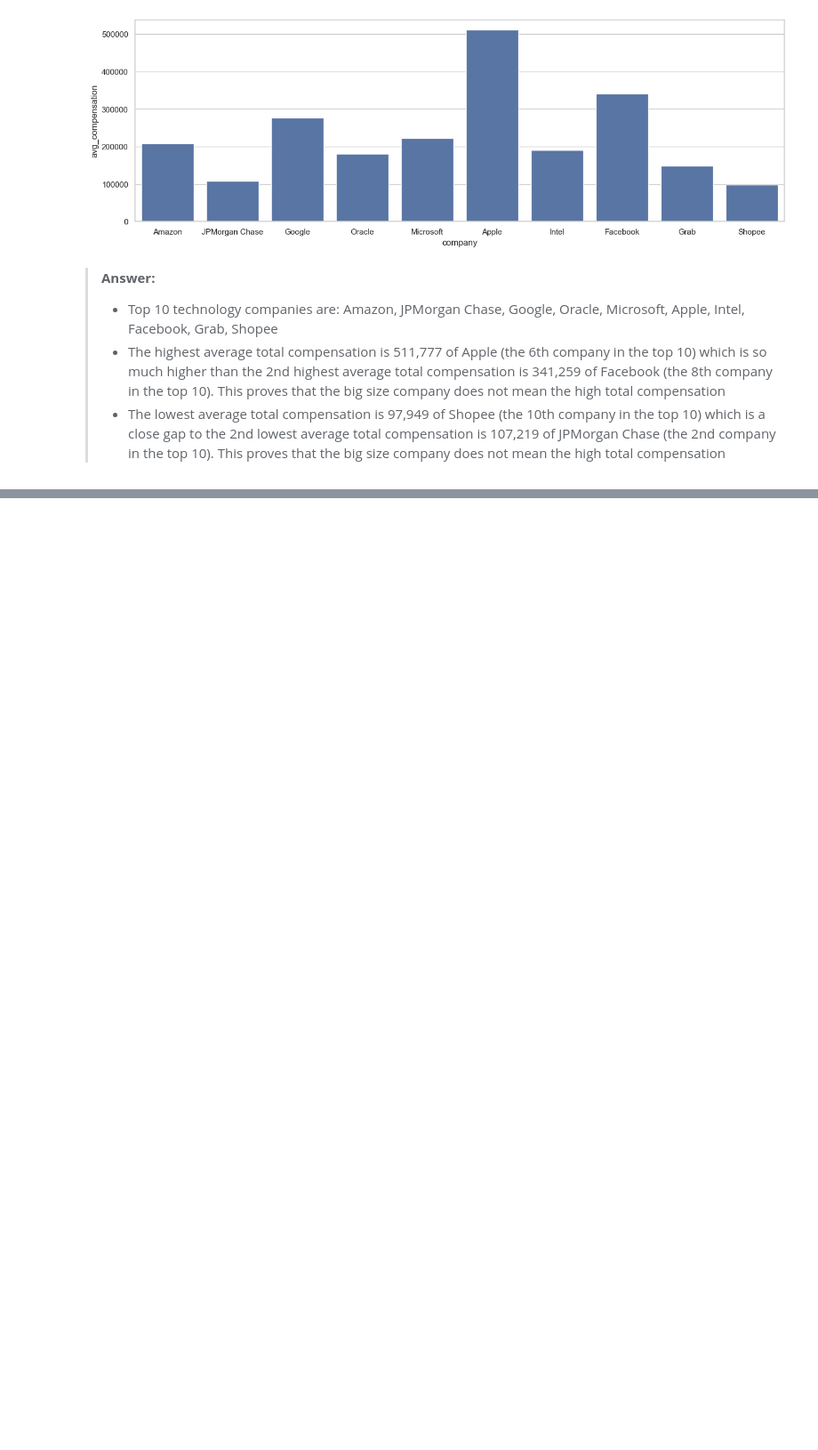
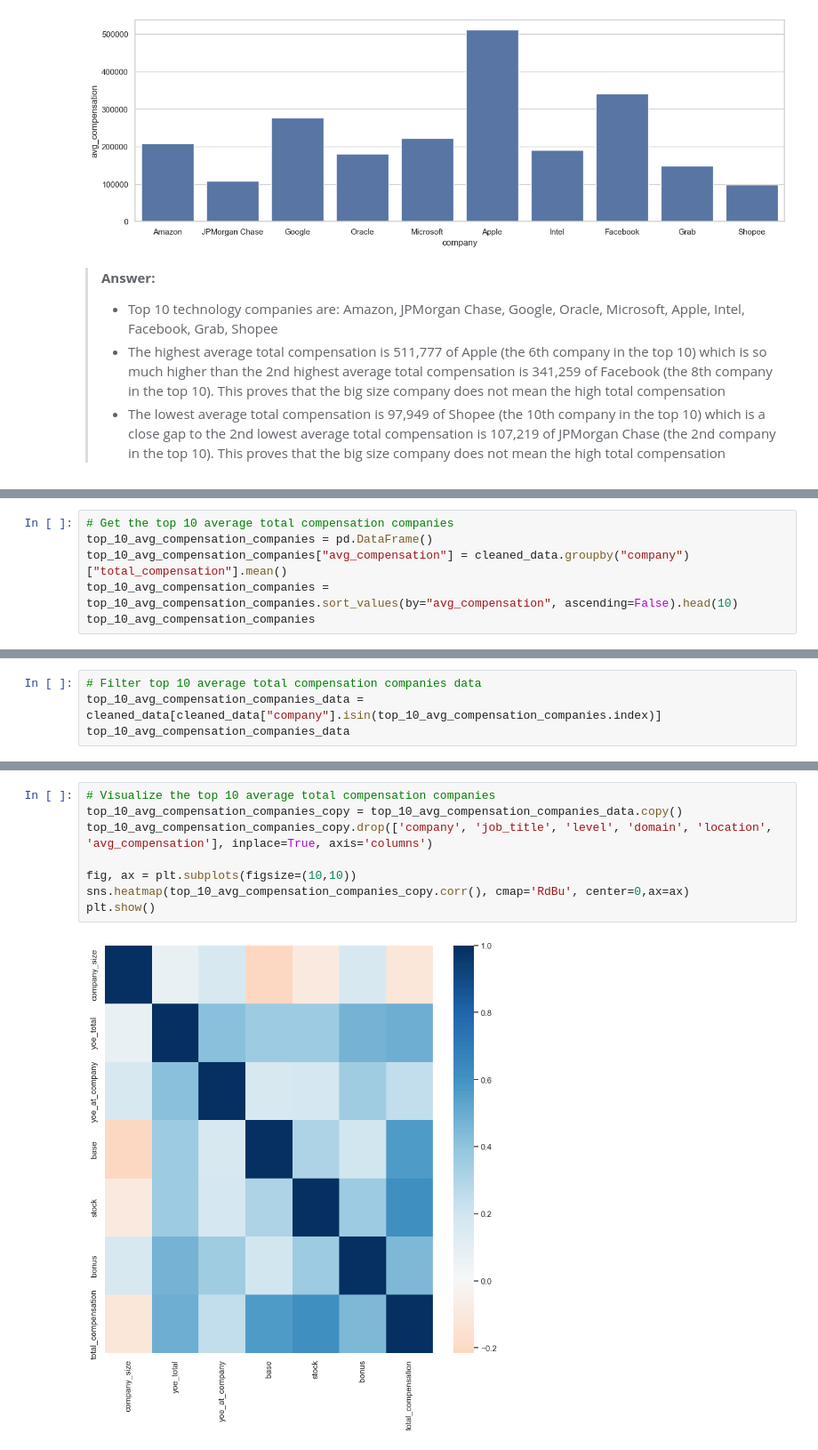
Before and after one commit to Namiscrea7or/SWE-Salary, a Jupyter notebook: notebooks/3-exploration.ipynb, the cells around one changed output, grey strips where cells are left out. Shown at 89% size. Cells and saved outputs as stored; diff of their text form; blank space fills up the shorter version.

```diff
--- a/notebooks/3-exploration.ipynb
+++ b/notebooks/3-exploration.ipynb
@@ -228,0 +231,6 @@ ax = sns.barplot(data=top_10_companies, x="company", y= "avg_compensation")
+# %%
+# Get the top 10 average total compensation companies
+top_10_avg_compensation_companies = pd.DataFrame()
+top_10_avg_compensation_companies["avg_compensation"] = cleaned_data.groupby("company")["total_compensation"].mean()
+top_10_avg_compensation_companies = top_10_avg_compensation_companies.sort_values(by="avg_compensation", ascending=False).head(10)
+top_10_avg_compensation_companies
@@ -228,0 +250,4 @@ ax = sns.barplot(data=top_10_companies, x="company", y= "avg_compensation")
+# %%
+# Filter top 10 average total compensation companies data
+top_10_avg_compensation_companies_data = cleaned_data[cleaned_data["company"].isin(top_10_avg_compensation_companies.index)]
+top_10_avg_compensation_companies_data
@@ -228,0 +268,10 @@ ax = sns.barplot(data=top_10_companies, x="company", y= "avg_compensation")
+# %%
+# Visualize the top 10 average total compensation companies
+top_10_avg_compensation_companies_copy = top_10_avg_compensation_companies_data.copy()
+top_10_avg_compensation_companies_copy.drop(['company', 'job_title', 'level', 'domain', 'location', 'avg_compensation'], inplace=True, axis='columns')
+
+fig, ax = plt.subplots(figsize=(10,10))
+sns.heatmap(top_10_avg_compensation_companies_copy.corr(), cmap='RdBu', center=0,ax=ax)
+plt.show()
+# %% [output]
+[figure, added]
```
Also changed, not shown: parts of 6 cells of this notebook.
